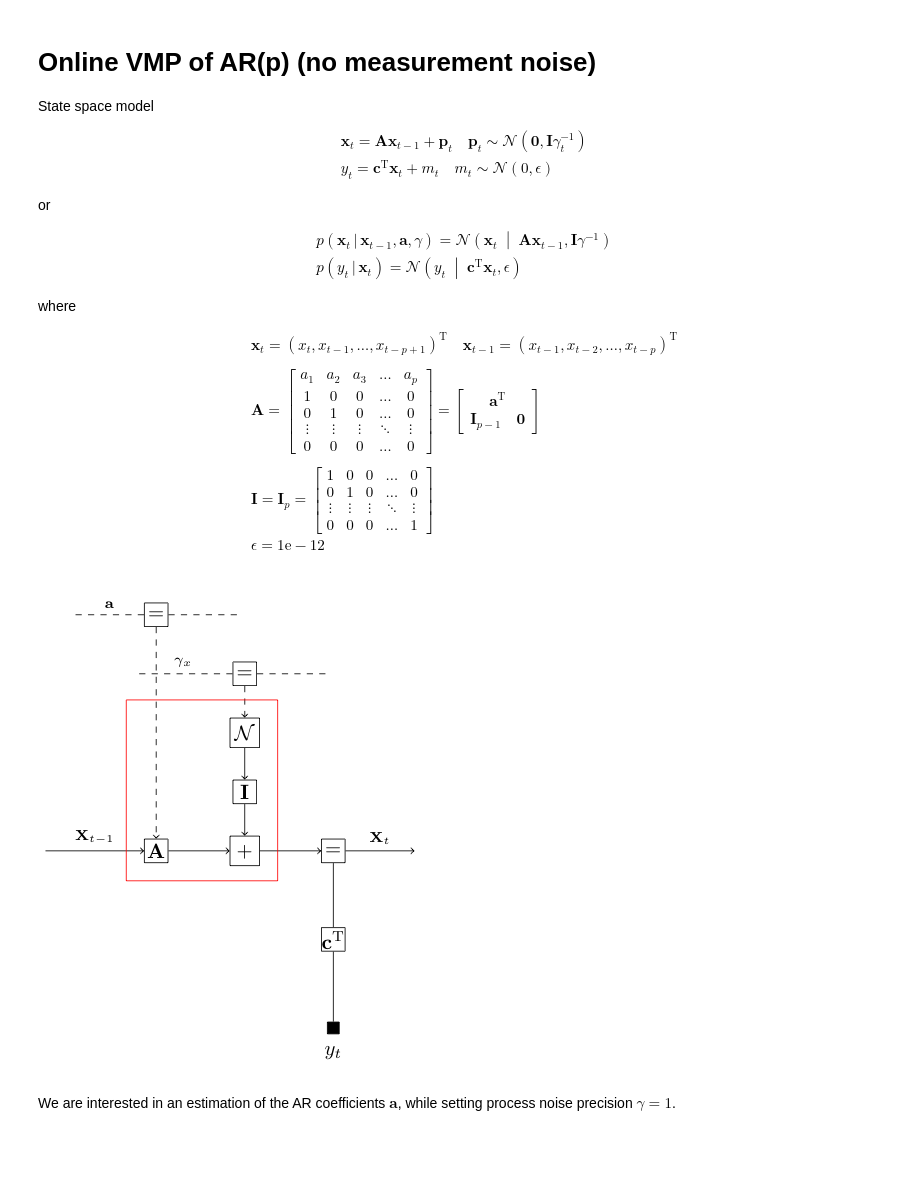
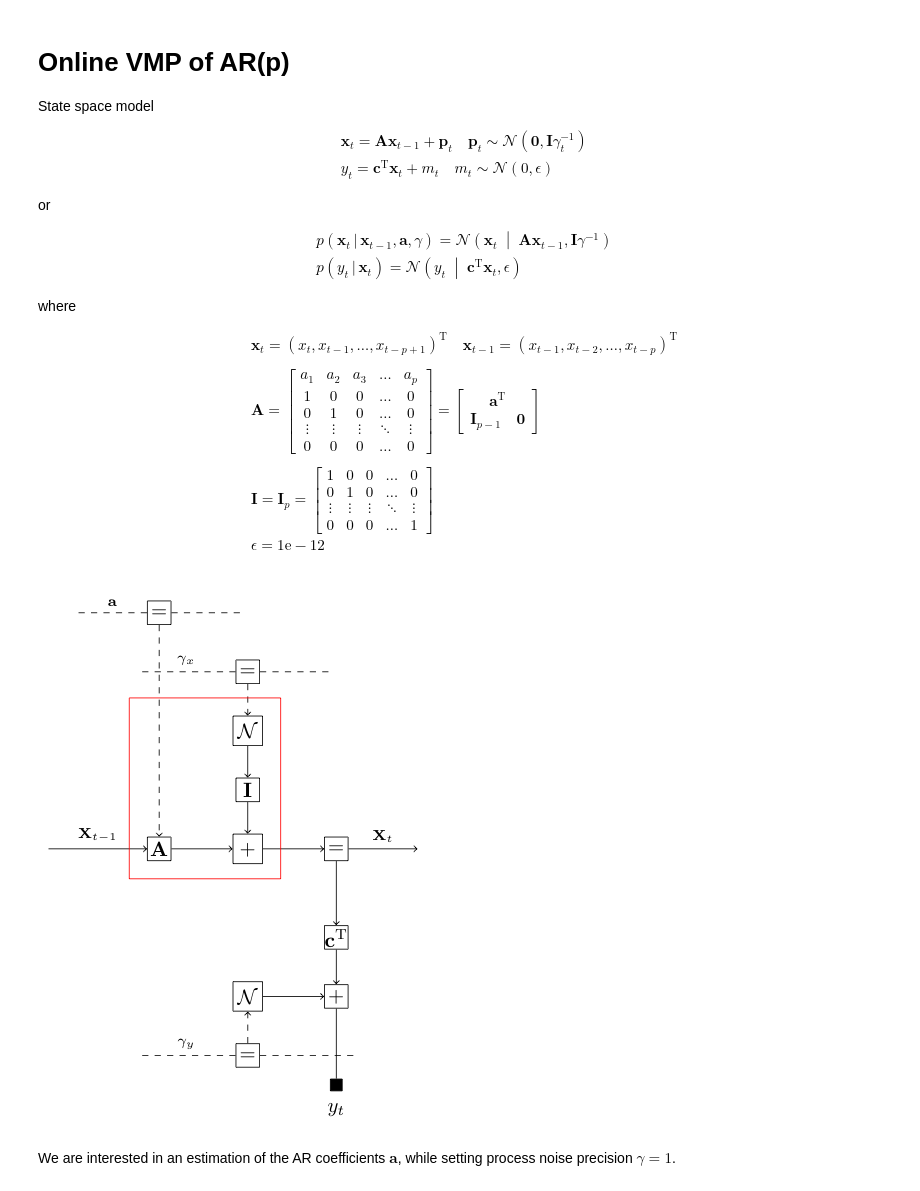
Before and after one commit to biaslab/LAR, a Jupyter notebook: notebooks/CoefEstimation.ipynb, the cells around one changed output. Drawn from its saved outputs; the diff is of its cells as text; code cells hidden in the pictures; blank space fills up the shorter version.

```diff
--- a/notebooks/CoefEstimation.ipynb
+++ b/notebooks/CoefEstimation.ipynb
@@ -1,5 +1,5 @@
 # %% [markdown]
-# Online VMP of AR(p) (no measurement noise)
+# Online VMP of AR(p)
 State space model
 \begin{align*}
     &\mathbf{x}_t = \mathbf{A}\mathbf{x}_{t-1} + \mathbf{p}_t \quad \mathbf{p}_t \sim \mathcal{N}(\mathbf{0}, \mathbf{I}\gamma_t^{-1}) \\
@@ -43,9 +43,9 @@ where
 \end{align*}
 # %%
 using Images
-img = load("../ffgs/AR-online.png")
+img = load("../ffgs/HAR-online.png")
 # %% [output]
-[figure, old version]
+[figure, new version]
 # %% [markdown]
 We are interested in an estimation of the AR coefficients $\mathbf{a}$, while setting process noise precision $\gamma=1$.
 # %%
```
Also changed, not shown: parts of 5 cells of this notebook, 5 other files.
